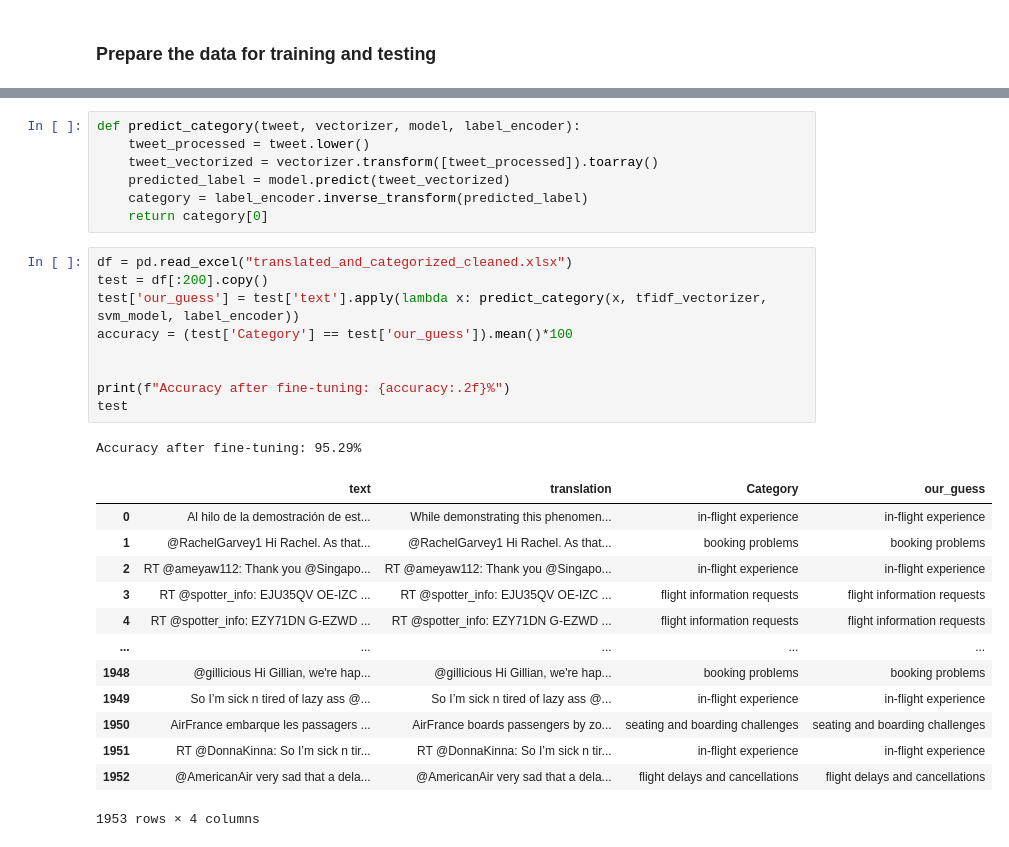
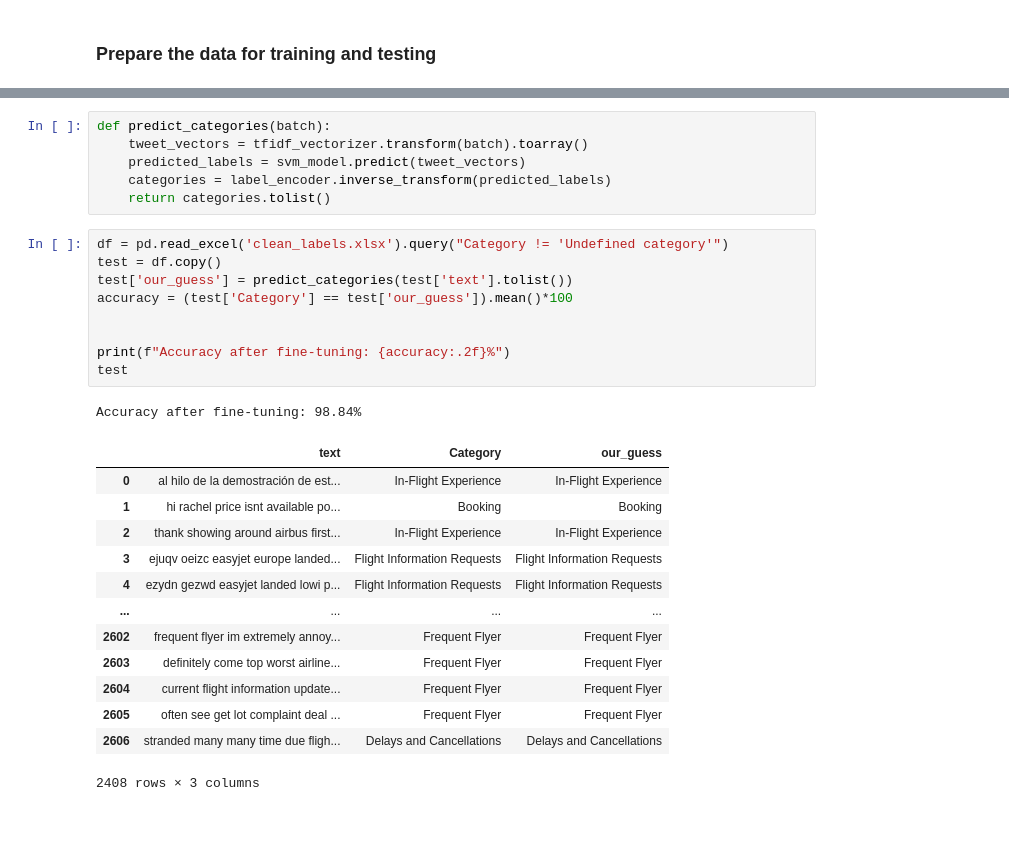
Before and after one commit to skyrimer/DBL-Micro-Soft, a Jupyter notebook: Final_code/_6_Categorisation/category_upload.ipynb, the cells around one changed output, grey strips where cells are left out. Saved outputs shown, nothing was run; the diff lists cells and outputs as text.

```diff
--- a/Final_code/_6_Categorisation/category_upload.ipynb
+++ b/Final_code/_6_Categorisation/category_upload.ipynb
@@ -152,32 +176,31 @@ flight delays and cancellations       0.96      0.84      0.90        51
-# %%
-def predict_category(tweet, vectorizer, model, label_encoder):
-    tweet_processed = tweet.lower()
-    tweet_vectorized = vectorizer.transform([tweet_processed]).toarray()
-    predicted_label = model.predict(tweet_vectorized)
-    category = label_encoder.inverse_transform(predicted_label)
-    return category[0]
+# %%
+def predict_categories(batch):
+    tweet_vectors = tfidf_vectorizer.transform(batch).toarray()
+    predicted_labels = svm_model.predict(tweet_vectors)
+    categories = label_encoder.inverse_transform(predicted_labels)
+    return categories.tolist()
 # %%
-df = pd.read_excel("translated_and_categorized_cleaned.xlsx")
-test = df[:200].copy()
-test['our_guess'] = test['text'].apply(lambda x: predict_category(x, tfidf_vectorizer, svm_model, label_encoder))
+df = pd.read_excel('clean_labels.xlsx').query("Category != 'Undefined category'")
+test = df.copy()
+test['our_guess'] = predict_categories(test['text'].tolist())
 accuracy = (test['Category'] == test['our_guess']).mean()*100
 
 
 print(f"Accuracy after fine-tuning: {accuracy:.2f}%")
 test
 # %% [output]
-Accuracy after fine-tuning: 95.29%
+Accuracy after fine-tuning: 98.84%
-|  | text | translation | Category | our_guess |
-| 0 | Al hilo de la demostración de est... | While demonstrating this phenomen... | in-flight experience | in-flight experience |
-| 1 | @RachelGarvey1 Hi Rachel. As that... | @RachelGarvey1 Hi Rachel. As that... | booking problems | booking problems |
-| 2 | RT @ameyaw112: Thank you @Singapo... | RT @ameyaw112: Thank you @Singapo... | in-flight experience | in-flight experience |
-| 3 | RT @spotter_info: EJU35QV OE-IZC ... | RT @spotter_info: EJU35QV OE-IZC ... | flight information requests | flight information requests |
-| 4 | RT @spotter_info: EZY71DN G-EZWD ... | RT @spotter_info: EZY71DN G-EZWD ... | flight information requests | flight information requests |
-| ... | ... | ... | ... | ... |
-| 1948 | @gillicious Hi Gillian, we're hap... | @gillicious Hi Gillian, we're hap... | booking problems | booking problems |
-| 1949 | So I’m sick n tired of lazy ass @... | So I’m sick n tired of lazy ass @... | in-flight experience | in-flight experience |
-| 1950 | AirFrance embarque les passagers ... | AirFrance boards passengers by zo... | seating and boarding challenges | seating and boarding challenges |
-| 1951 | RT @DonnaKinna: So I’m sick n tir... | RT @DonnaKinna: So I’m sick n tir... | in-flight experience | in-flight experience |
-| 1952 | @AmericanAir very sad that a dela... | @AmericanAir very sad that a dela... | flight delays and cancellations | flight delays and cancellations |
+|  | text | Category | our_guess |
+| 0 | al hilo de la demostración de est... | In-Flight Experience | In-Flight Experience |
+| 1 | hi rachel price isnt available po... | Booking | Booking |
+| 2 | thank showing around airbus first... | In-Flight Experience | In-Flight Experience |
+| 3 | ejuqv oeizc easyjet europe landed... | Flight Information Requests | Flight Information Requests |
+| 4 | ezydn gezwd easyjet landed lowi p... | Flight Information Requests | Flight Information Requests |
+| ... | ... | ... | ... |
+| 2602 | frequent flyer im extremely annoy... | Frequent Flyer | Frequent Flyer |
+| 2603 | definitely come top worst airline... | Frequent Flyer | Frequent Flyer |
+| 2604 | current flight information update... | Frequent Flyer | Frequent Flyer |
+| 2605 | often see get lot complaint deal ... | Frequent Flyer | Frequent Flyer |
+| 2606 | stranded many many time due fligh... | Delays and Cancellations | Delays and Cancellations |
-1953 rows × 4 columns
+2408 rows × 3 columns
 # %%
```
Also changed, not shown: parts of 10 cells of this notebook, 18 other files.
